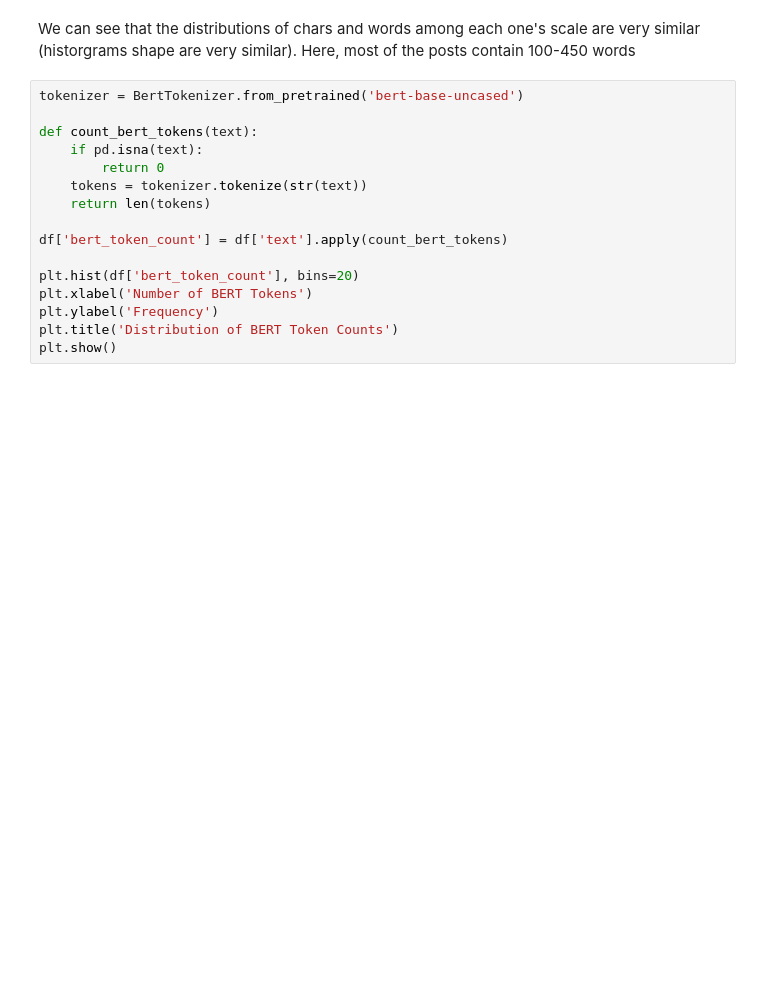
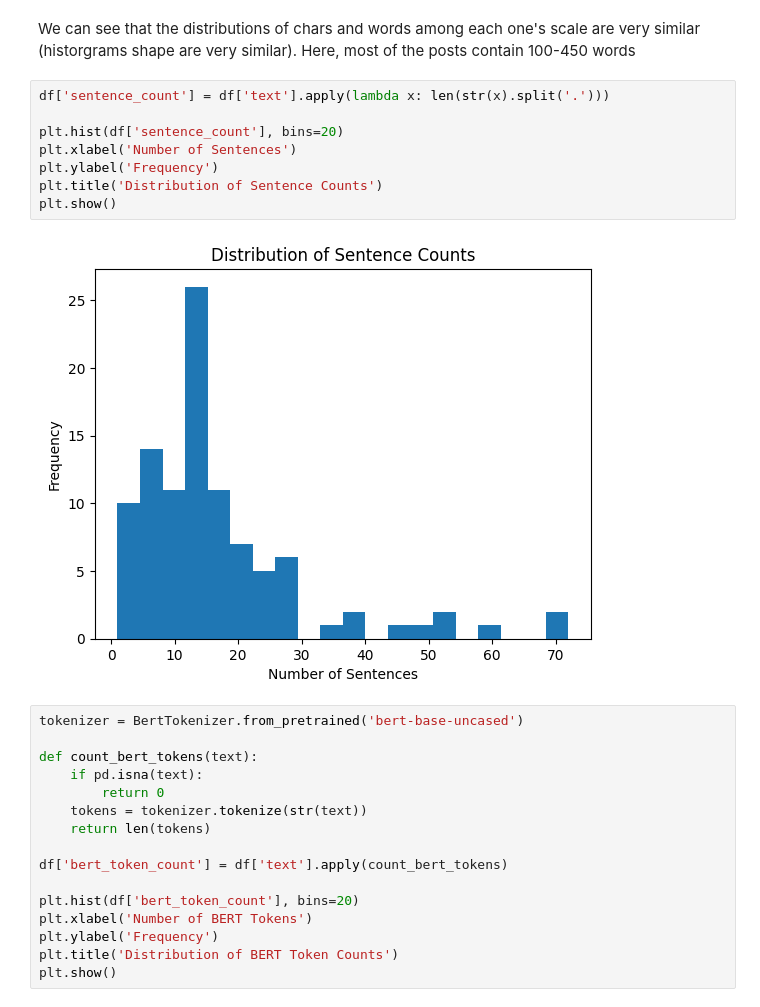
Before and after one commit to DanielHevdeli/hafifot-tiug, a Jupyter notebook: EDA.ipynb, the cells around one changed output. Cells and saved outputs as stored; diff of their text form; blank space fills up the shorter version.

```diff
--- a/EDA.ipynb
+++ b/EDA.ipynb
@@ -38,6 +38,16 @@ plt.show()
 [figure]
 # %% [markdown]
 We can see that the distributions of chars and words among each one's scale are very similar (historgrams shape are very similar). Here, most of the posts contain 100-450 words
+# %%
+df['sentence_count'] = df['text'].apply(lambda x: len(str(x).split('.')))
+
+plt.hist(df['sentence_count'], bins=20)
+plt.xlabel('Number of Sentences')
+plt.ylabel('Frequency')
+plt.title('Distribution of Sentence Counts')
+plt.show()
+# %% [output]
+[figure, added]
 # %%
 tokenizer = BertTokenizer.from_pretrained('bert-base-uncased')
 
```
Also changed, not shown: parts of 1 cell of this notebook.
